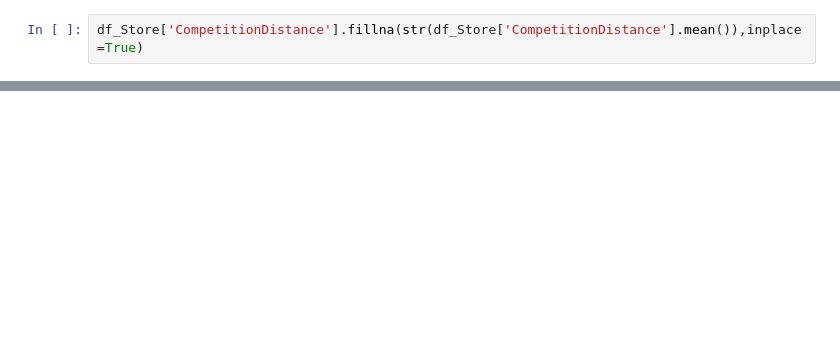
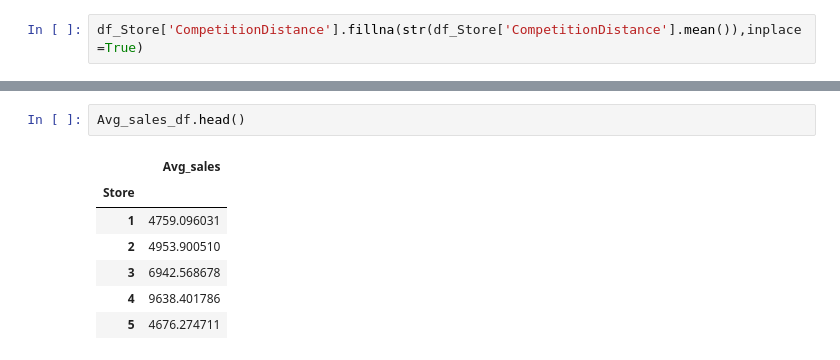
Before and after one commit to shubham-hub/Rossmann-Sales-Prediction, a Jupyter notebook: Capstone_Project_2_Shubham_Chavhan.ipynb, the cells around one changed output, grey strips where cells are left out. Drawn from its saved outputs; the diff is of its cells as text; blank space fills up the shorter version.

```diff
--- a/Capstone_Project_2_Shubham_Chavhan.ipynb
+++ b/Capstone_Project_2_Shubham_Chavhan.ipynb
@@ -402,0 +533,10 @@ plt.show()
+# %%
+Avg_sales_df.head()
+# %% [output]
+|  | Avg_sales |
+| Store |  |
+| 1 | 4759.096031 |
+| 2 | 4953.900510 |
+| 3 | 6942.568678 |
+| 4 | 9638.401786 |
+| 5 | 4676.274711 |
```
Also changed, not shown: parts of 74 cells of this notebook.
